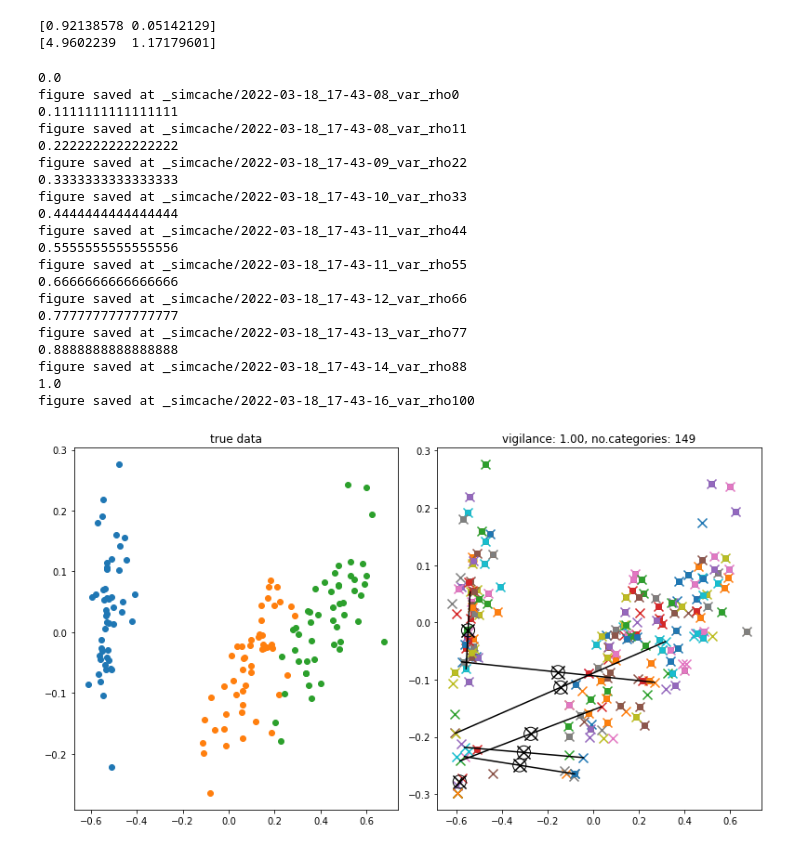
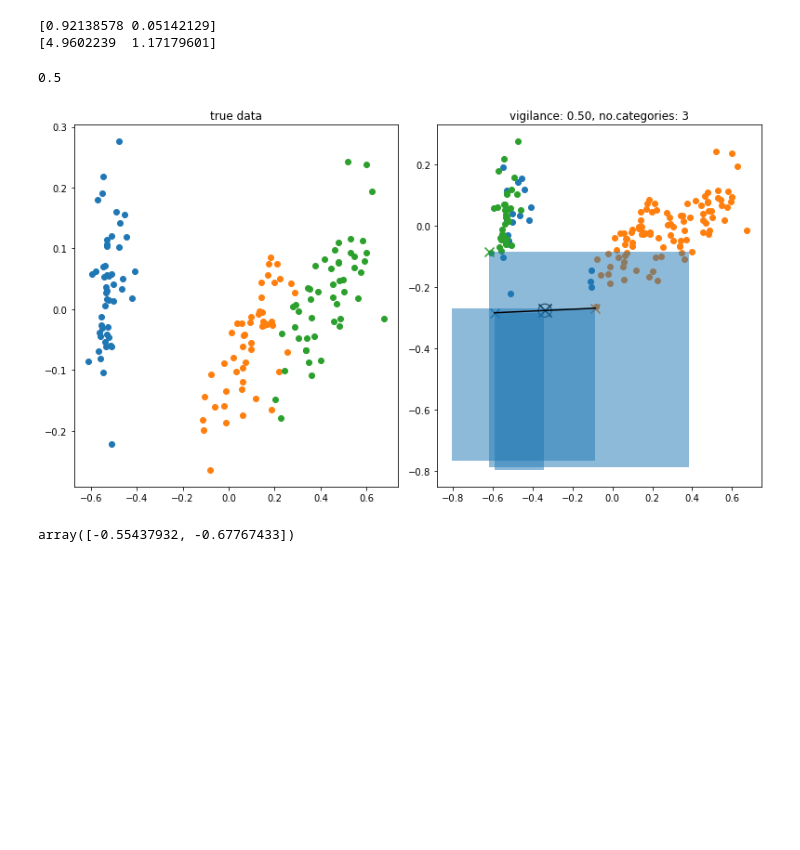
Before and after one commit to anish-lu-yihe/art, a Jupyter notebook: fuzzyART_var_rho.ipynb, the cells around one changed output. Drawn from its saved outputs; the diff is of its cells as text; code cells hidden in the pictures; blank space fills up the shorter version.

```diff
--- a/fuzzyART_var_rho.ipynb
+++ b/fuzzyART_var_rho.ipynb
@@ -29,55 +30,45 @@ for cat_true in range(3):
 axs[0].set_title('true data')
 
 ax = axs[1]
-for rho in ls_rho:
+for rho in [0.5]:#ls_rho:
     print(rho)
     # init
     net = FuzzyARTgai(alpha=0.5, rho=rho)
 
     # train
     net.train(data, epochs=100) # each epoch, all data is shuffled
     label_pred = net.test(data).astype(int)
 
     # plot
     cat_number = net.w.shape[0]
     cat_centre = pca.transform(net.w[:, :4])
     for cat_pred, cat_x, cat_y in zip(range(cat_number), *cat_centre.T):
         c = next(ax._get_lines.prop_cycler)['color']
         ax.scatter(*np.where(label_pred == cat_pred, pca_xy.T, None), color = c) # all training samples
         ax.scatter(cat_x, cat_y, marker = 'x', s = 100, color = c) # categorical centre
     ax.set_title('vigilance: {:.2f}, no.categories: {}'.format(rho, cat_number))
 
     if 1 < cat_number:
         # interplot 2 cats
         inter01 = pca.transform([np.mean(net.w[:2, :4], axis = 0)])
         ax.scatter(*inter01.T, marker = 'o', s = 200, edgecolors = 'k', facecolors='none')
         interpca01 = np.mean(cat_centre[:2], axis = 0)
         ax.scatter(*interpca01.T, marker = 'x', s = 200, c = 'k')
         ax.plot(*cat_centre[:2].T, c = 'k')
 
+    # add boundary?
+    rec_blxy = pca.transform(net.w[:,:4])
+    rec_trxy = pca.transform(net.w[:,4:])
+
+    ax.set_prop_cycle(None)
+    for bl, tr in zip(rec_blxy, rec_trxy):
+        ax.add_patch(pch.Rectangle(bl, *(tr-bl), alpha =.5))
+    #ax.plot(*rec_blxy.T, marker='^')
+
     # save fig
     simname = 'var_rho{:d}'.format(int(rho*100))
     dirname = '_simcache'
-    savefigure_datetime(fig, simname, dirname)
+    #savefigure_datetime(fig, simname, dirname)
 # %% [output]
-0.0
-figure saved at _simcache/2022-03-18_17-43-08_var_rho0
-0.1111111111111111
-figure saved at _simcache/2022-03-18_17-43-08_var_rho11
-0.2222222222222222
-figure saved at _simcache/2022-03-18_17-43-09_var_rho22
-0.3333333333333333
-figure saved at _simcache/2022-03-18_17-43-10_var_rho33
-0.4444444444444444
-figure saved at _simcache/2022-03-18_17-43-11_var_rho44
-0.5555555555555556
-figure saved at _simcache/2022-03-18_17-43-11_var_rho55
-0.6666666666666666
-figure saved at _simcache/2022-03-18_17-43-12_var_rho66
-0.7777777777777777
-figure saved at _simcache/2022-03-18_17-43-13_var_rho77
-0.8888888888888888
-figure saved at _simcache/2022-03-18_17-43-14_var_rho88
-1.0
-figure saved at _simcache/2022-03-18_17-43-16_var_rho100
+0.5
-[figure, old version]
+[figure, new version]
@@ -83,0 +78,4 @@ figure saved at _simcache/2022-03-18_17-43-16_var_rho100
+# %%
+rec_trxy[0]
+# %% [output]
+array([-0.55437932, -0.67767433])
```
Also changed, not shown: parts of 2 cells of this notebook.
